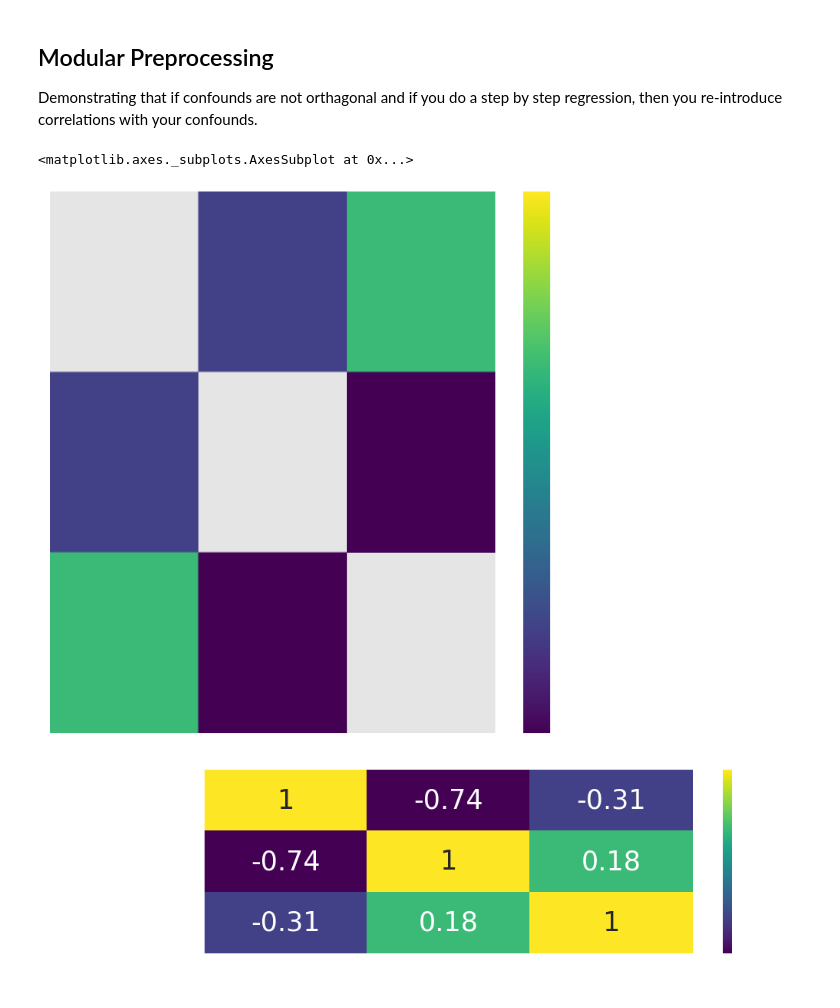
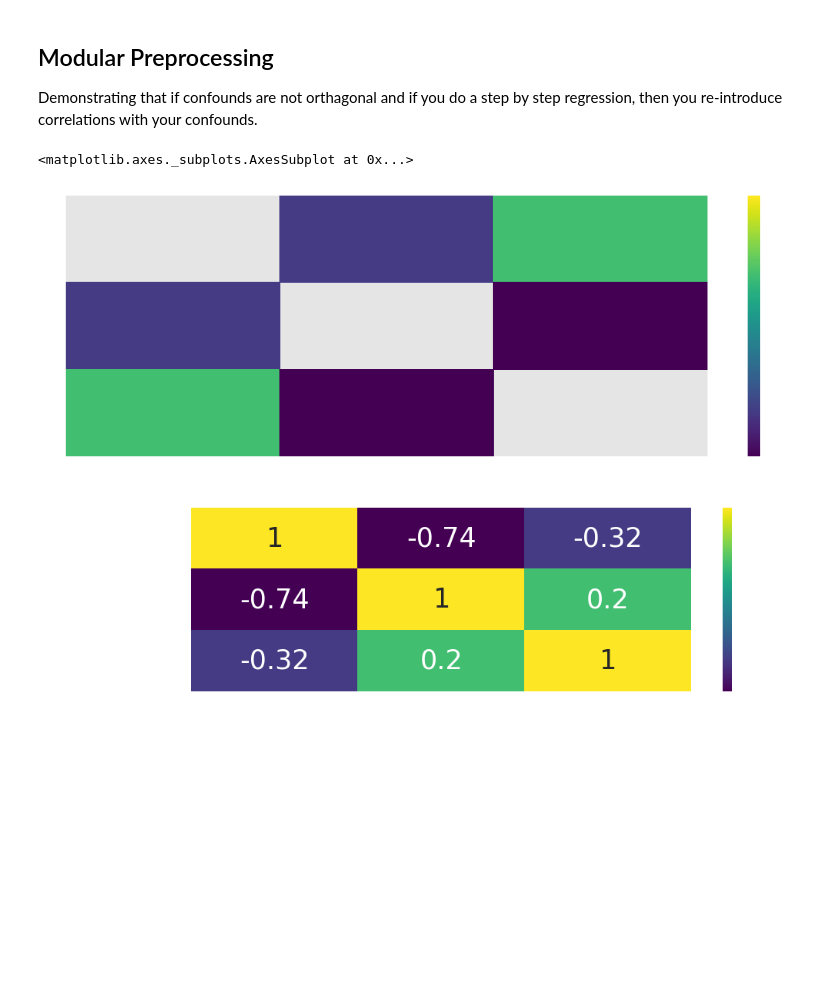
Before and after one commit to jdkent/2018-Seminar-Talk, a Jupyter notebook: seminar_graphs.ipynb, the cells around one changed output. Cells and saved outputs as stored; diff of their text form; code cells hidden in the pictures; blank space fills up the shorter version.

```diff
--- a/seminar_graphs.ipynb
+++ b/seminar_graphs.ipynb
@@ -117,8 +195,10 @@ plt.savefig('./imgs/correlation_ica_components.png', transparent=True)
 # %% [output]
 [figure]
 # %%
-# get a voxel in the right insula
+# get a voxel in the left motor cortex
+# uses millimeter coordinates (not voxel coordinates)
 bold_img = nib.load('./data/test_bold_space-MNI152NLin2009cAsym_preproc.nii.gz')
 bold_data = bold_img.get_data()
-right_insula = bold_data[37,44,19]
-right_insula_df = pd.DataFrame.from_dict({'right_insula': right_insula})
+# voxel coordinates
+left_motor = bold_data[14, 39, 29]
+left_motor_df = pd.DataFrame.from_dict({'left_motor': left_motor})
@@ -335,16 +344,16 @@ plt.show()
 ## Modular Preprocessing
 Demonstrating that if confounds are not orthagonal and if you do a step by step regression, then you re-introduce correlations with your confounds.
 # %%
-# right insula, motion (framewise displacement), and global signal
+# left motor, motion (framewise displacement), and global signal
 confound1 = confounds.aCompCor00
 confound2 = confounds.GlobalSignal
-modular_df = pd.concat([confound1, confound2, right_insula_df['right_insula']], axis='columns')
-modular_df.columns = ['confound1', 'confound2', 'right_insula']
-orig_corr = np.corrcoef([right_insula, confound1, confound2])
+modular_df = pd.concat([confound1, confound2, left_motor_df['left_motor']], axis='columns')
+modular_df.columns = ['confound1', 'confound2', 'left_motor']
+orig_corr = np.corrcoef([left_motor, confound1, confound2])
 np.fill_diagonal(orig_corr, np.NaN)
 sns.heatmap(orig_corr, vmin=-0.5, vmax=0.5, cmap='viridis')
 # %% [output]
 <matplotlib.axes._subplots.AxesSubplot at 0x...>
-[figure, old version]
+[figure, new version]
 # %%
 # model confound1 then confound2
@@ -383,13 +392,13 @@ font = {'size': 35}
 plt.rc('font', **font)
 
 orig_corr_hm = sns.heatmap(corrs[0], vmin=-0.5, vmax=0.5, cmap='viridis',
-                           xticklabels=['confound1', 'confound2', 'right_insula'],
-                           yticklabels=['confound1', 'confound2', 'right_insula'],
+                           xticklabels=['confound1', 'confound2', 'left_motor'],
+                           yticklabels=['confound1', 'confound2', 'left_motor'],
                            annot=True,
                            )
 plt.tight_layout()
 plt.savefig('./imgs/hm-corr_orig.png', transparent='True')
 # %% [output]
-[figure, old version]
+[figure, new version]
 # %%
 conf1_conf2_corr_hm = sns.heatmap(corrs[1], vmin=-0.5, vmax=0.5, cmap='viridis',
```
Also changed, not shown: parts of 29 cells of this notebook, 17 other files.
